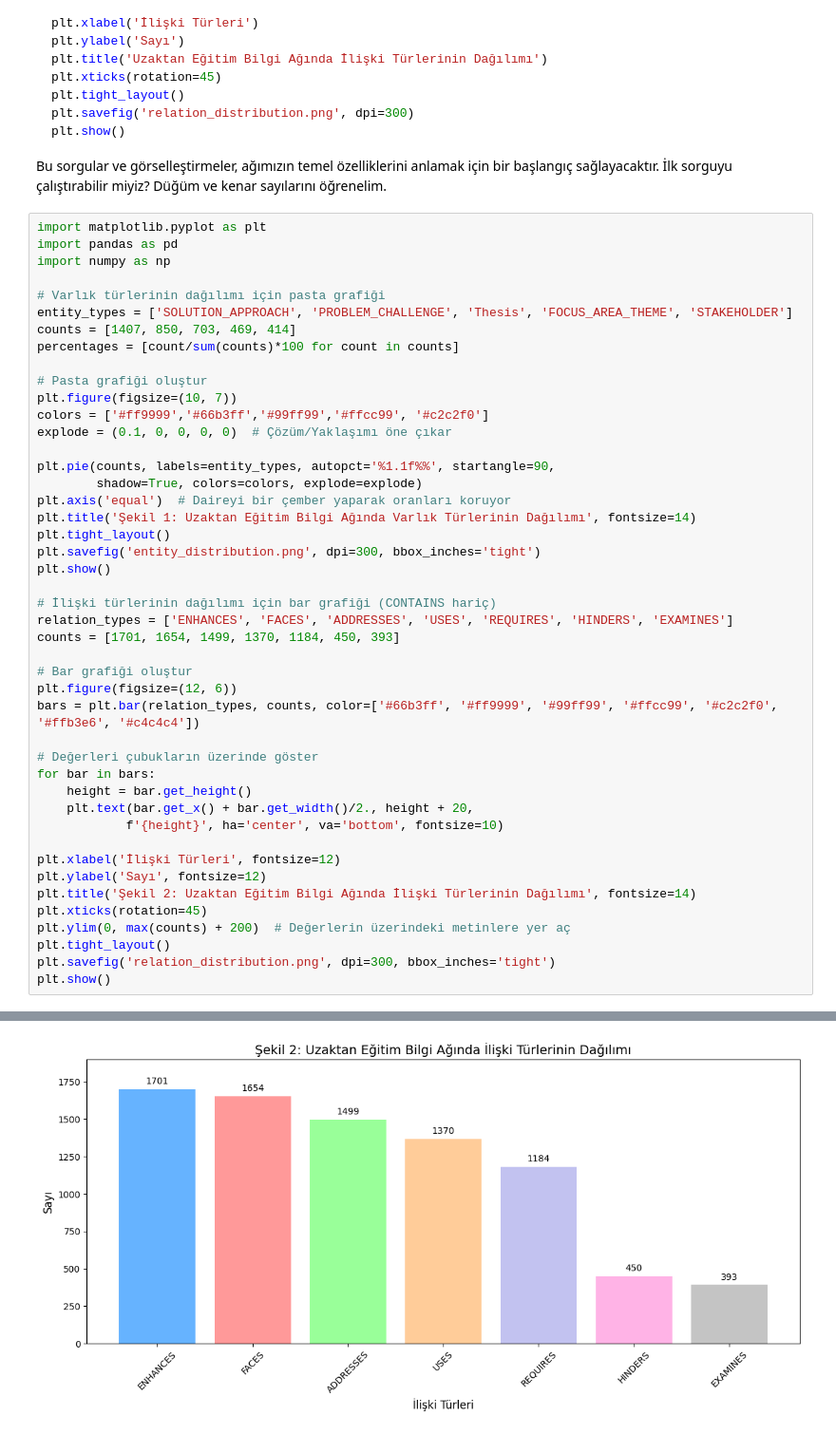
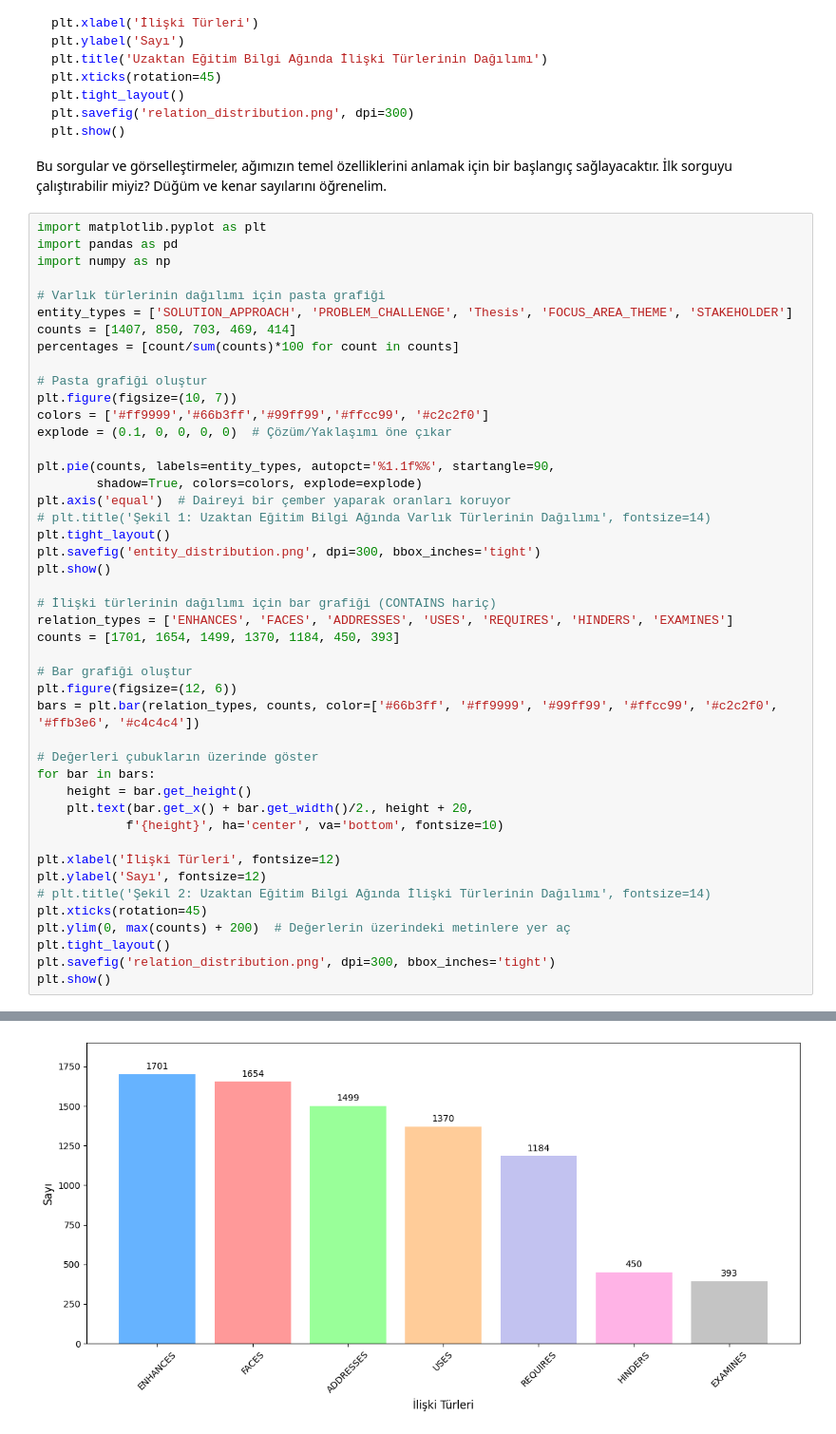
Before and after one commit to serdarildercaglar/structural-analysis-of-distance-education-theses-via-knowledge-graphs, a Jupyter notebook: neo4j-folder/betimsel-ağ-analizleri/dev-1.ipynb, the cells around one changed output, grey strips where cells are left out. Shown at 95% size. Cells and saved outputs as stored; diff of their text form.

```diff
--- a/neo4j-folder/betimsel-ağ-analizleri/dev-1.ipynb
+++ b/neo4j-folder/betimsel-ağ-analizleri/dev-1.ipynb
@@ -114,7 +114,7 @@ explode = (0.1, 0, 0, 0, 0)  # Çözüm/Yaklaşımı öne çıkar
 plt.pie(counts, labels=entity_types, autopct='%1.1f%%', startangle=90,
         shadow=True, colors=colors, explode=explode)
 plt.axis('equal')  # Daireyi bir çember yaparak oranları koruyor
-plt.title('Şekil 1: Uzaktan Eğitim Bilgi Ağında Varlık Türlerinin Dağılımı', fontsize=14)
+# plt.title('Şekil 1: Uzaktan Eğitim Bilgi Ağında Varlık Türlerinin Dağılımı', fontsize=14)
 plt.tight_layout()
 plt.savefig('entity_distribution.png', dpi=300, bbox_inches='tight')
 plt.show()
@@ -135,7 +135,7 @@ for bar in bars:
 
 plt.xlabel('İlişki Türleri', fontsize=12)
 plt.ylabel('Sayı', fontsize=12)
-plt.title('Şekil 2: Uzaktan Eğitim Bilgi Ağında İlişki Türlerinin Dağılımı', fontsize=14)
+# plt.title('Şekil 2: Uzaktan Eğitim Bilgi Ağında İlişki Türlerinin Dağılımı', fontsize=14)
 plt.xticks(rotation=45)
 plt.ylim(0, max(counts) + 200)  # Değerlerin üzerindeki metinlere yer aç
 plt.tight_layout()
@@ -146 +146 @@ plt.show()
-[figure, old version]
+[figure, new version]
```
Also changed, not shown: parts of 1 cell of this notebook, 7 other files.
